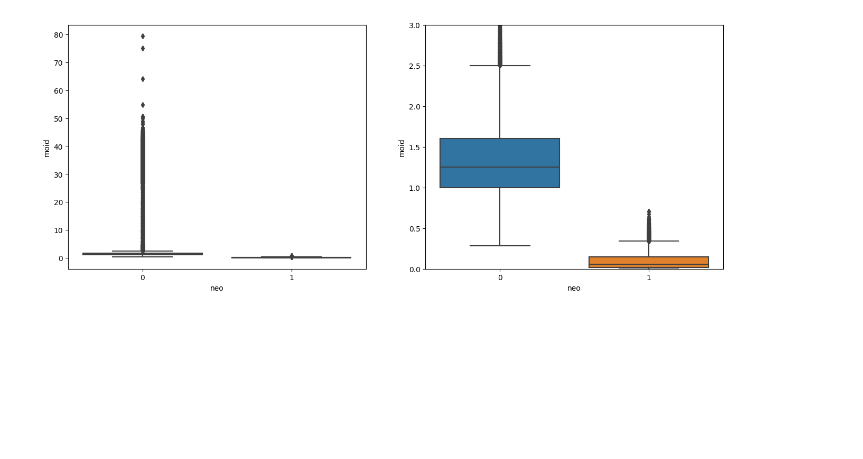
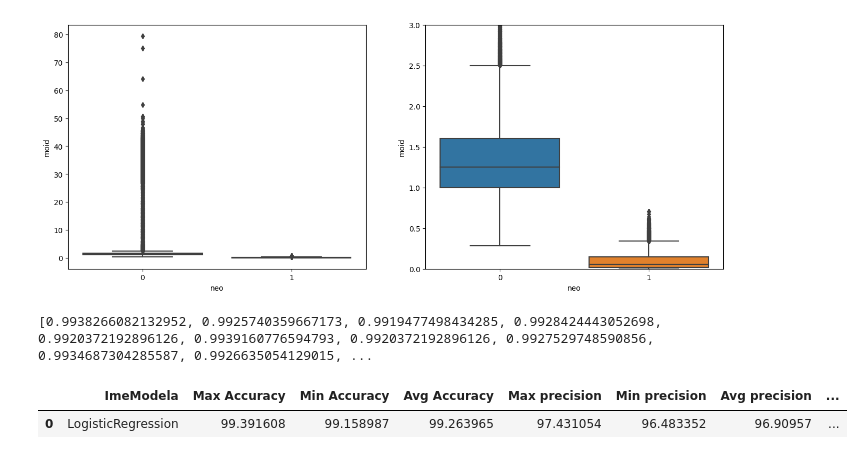
Before and after one commit to AndrijaLazic/AsteroidDetectionModel, a Jupyter notebook: Project.ipynb, the cells around one changed output. Drawn from its saved outputs; the diff is of its cells as text; code cells hidden in the pictures; blank space fills up the shorter version.

```diff
--- a/Project.ipynb
+++ b/Project.ipynb
@@ -678,3 +678,18 @@ for train_index, test_index in skf.split(X_train, Y_train):
 
 
     #get_precisions_recalls(y_test_fold.values.ravel(), yPredict)
+# %%
+from numpy import mean
+
+
+print(lst_accu_stratified)
+
+RezultatiTestiranja.loc[len(RezultatiTestiranja.index)] = ['LogisticRegression', max(lst_accu_stratified)*100, min(lst_accu_stratified)*100,mean(lst_accu_stratified)*100,
+                                                         max(listaPrecisions)*100,min(listaPrecisions)*100,mean(listaPrecisions)*100,
+                                                         max(listaRecall)*100,min(listaRecall)*100,mean(listaRecall)*100,
+                                                         max(listaf1)*100,min(listaf1)*100,mean(listaf1)*100]
+display(RezultatiTestiranja)
+# %% [output]
+[0.9938266082132952, 0.9925740359667173, 0.9919477498434285, 0.9928424443052698, 0.9920372192896126, 0.9939160776594793, 0.9920372192896126, 0.9927529748590856, 0.9934687304285587, 0.9926635054129015, ...
+|  | ImeModela | Max Accuracy | Min Accuracy | Avg Accuracy | Max precision | Min precision | Avg precision | ... |
+| 0 | LogisticRegression | 99.391608 | 99.158987 | 99.263965 | 97.431054 | 96.483352 | 96.90957 | ... |
```
Also changed, not shown: parts of 1 cell of this notebook.
